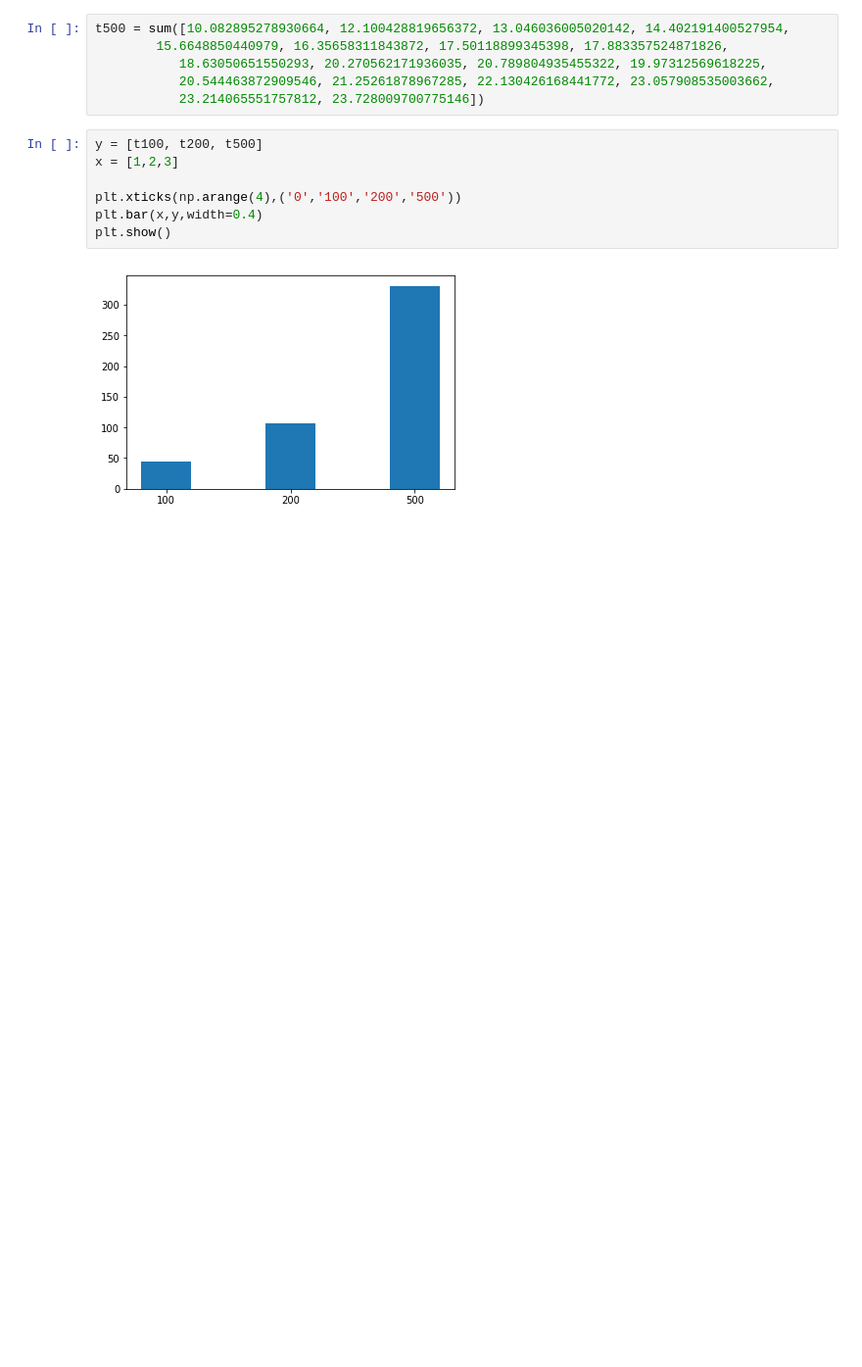
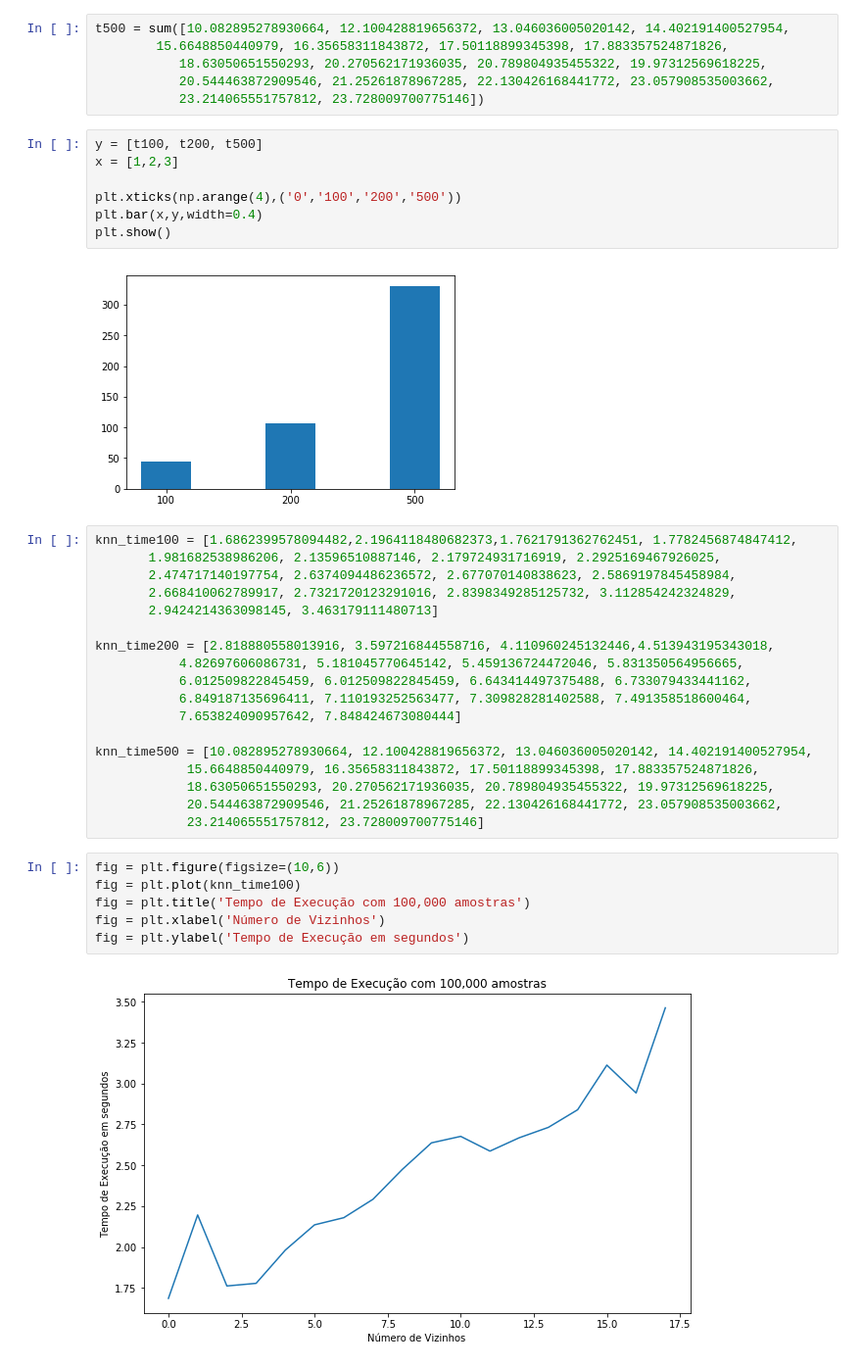
Before and after one commit to Machine-Learning-FGA/exotic-particles-problem, a Jupyter notebook: Grafico Tempo KNN.ipynb, the cells around one changed output. Shown: that part at 98% size. Cells and saved outputs as stored; diff of their text form; blank space fills up the shorter version.

Commit message:
Execution time based on number of neighbors, graphs added

```diff
--- a/Grafico Tempo KNN.ipynb
+++ b/Grafico Tempo KNN.ipynb
@@ -28,3 +28,29 @@ plt.bar(x,y,width=0.4)
 plt.show()
 # %% [output]
 [figure]
+# %%
+knn_time100 = [1.6862399578094482,2.1964118480682373,1.7621791362762451, 1.7782456874847412,
+       1.981682538986206, 2.13596510887146, 2.179724931716919, 2.2925169467926025,
+       2.474717140197754, 2.6374094486236572, 2.677070140838623, 2.5869197845458984,
+       2.668410062789917, 2.7321720123291016, 2.8398349285125732, 3.112854242324829,
+       2.9424214363098145, 3.463179111480713]
+
+knn_time200 = [2.818880558013916, 3.597216844558716, 4.110960245132446,4.513943195343018,
+           4.82697606086731, 5.181045770645142, 5.459136724472046, 5.831350564956665,
+           6.012509822845459, 6.012509822845459, 6.643414497375488, 6.733079433441162,
+           6.849187135696411, 7.110193252563477, 7.309828281402588, 7.491358518600464,
+           7.653824090957642, 7.848424673080444]
+
+knn_time500 = [10.082895278930664, 12.100428819656372, 13.046036005020142, 14.402191400527954,
+            15.6648850440979, 16.35658311843872, 17.50118899345398, 17.883357524871826,
+            18.63050651550293, 20.270562171936035, 20.789804935455322, 19.97312569618225,
+            20.544463872909546, 21.25261878967285, 22.130426168441772, 23.057908535003662,
+            23.214065551757812, 23.728009700775146]
+# %%
+fig = plt.figure(figsize=(10,6))
+fig = plt.plot(knn_time100)
+fig = plt.title('Tempo de Execução com 100,000 amostras')
+fig = plt.xlabel('Número de Vizinhos')
+fig = plt.ylabel('Tempo de Execução em segundos')
+# %% [output]
+[figure, added]
```
Also changed, not shown: parts of 2 cells of this notebook.
